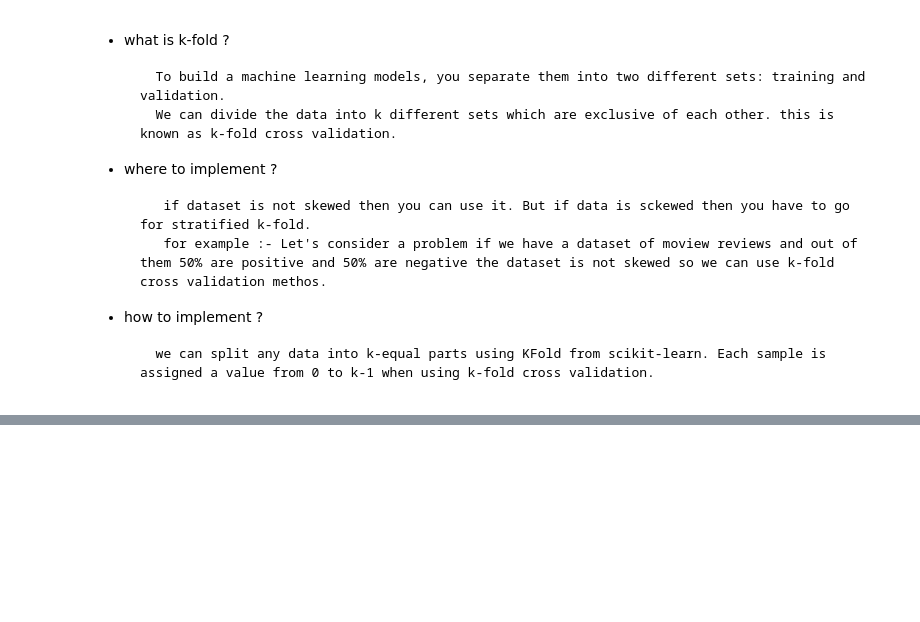
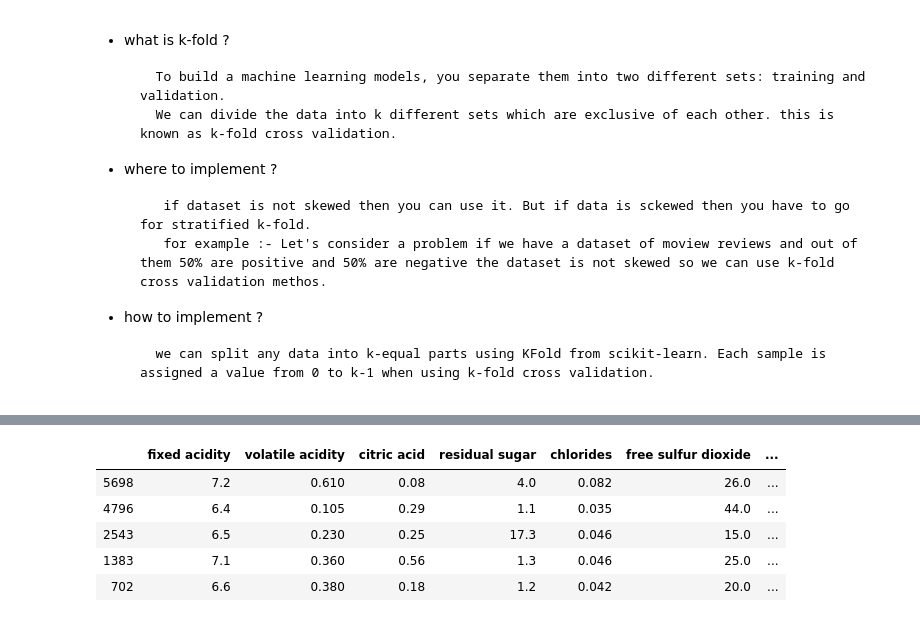
Before and after one commit to divaymohan/Easy-MachineLearning, a Jupyter notebook: supervisedVsUnsupervised/Cross_Validation.ipynb, the cells around one changed output, grey strips where cells are left out. Cells and saved outputs as stored; diff of their text form; code cells hidden in the pictures; blank space fills up the shorter version.

```diff
--- a/supervisedVsUnsupervised/Cross_Validation.ipynb
+++ b/supervisedVsUnsupervised/Cross_Validation.ipynb
@@ -251,0 +278,16 @@ def _kfold(fileName):
+# %%
+number_of_splits = 20
+kf = model_selection.KFold(n_splits=number_of_splits)
+for fold, (trn_, val_) in enumerate(kf.split(X=df)):
+    df.loc[val_, 'kfold'] = fold
+# %%
+df.dropna(inplace=True)
+df.drop(["type"],axis=1,inplace=True)
+df.head(5)
+# %% [output]
+|  | fixed acidity | volatile acidity | citric acid | residual sugar | chlorides | free sulfur dioxide | ... |
+| 5698 | 7.2 | 0.610 | 0.08 | 4.0 | 0.082 | 26.0 | ... |
+| 4796 | 6.4 | 0.105 | 0.29 | 1.1 | 0.035 | 44.0 | ... |
+| 2543 | 6.5 | 0.230 | 0.25 | 17.3 | 0.046 | 15.0 | ... |
+| 1383 | 7.1 | 0.360 | 0.56 | 1.3 | 0.046 | 25.0 | ... |
+| 702 | 6.6 | 0.380 | 0.18 | 1.2 | 0.042 | 20.0 | ... |
```
Also changed, not shown: parts of 6 cells of this notebook, 1 other file.
